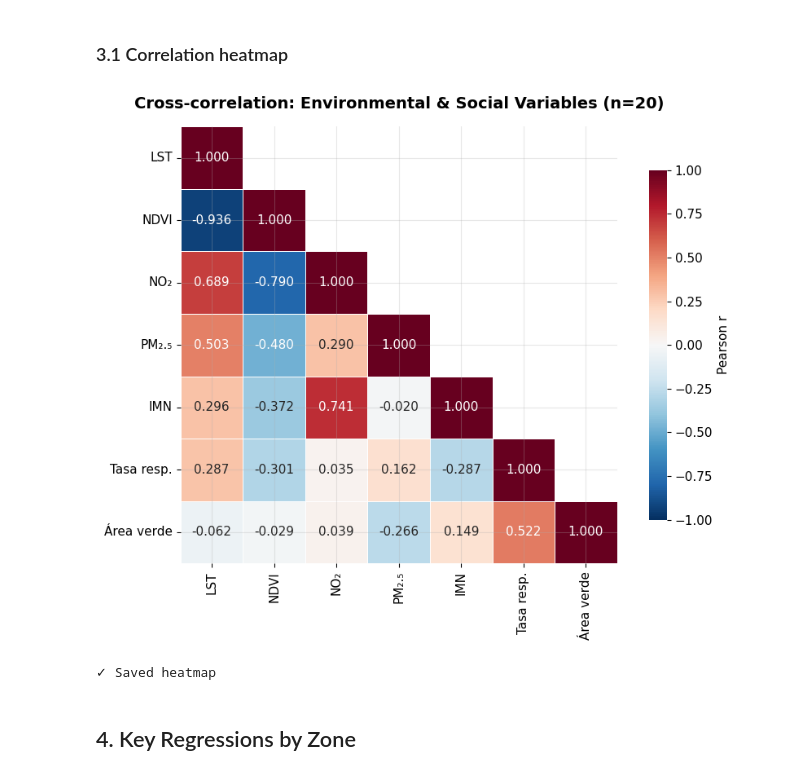
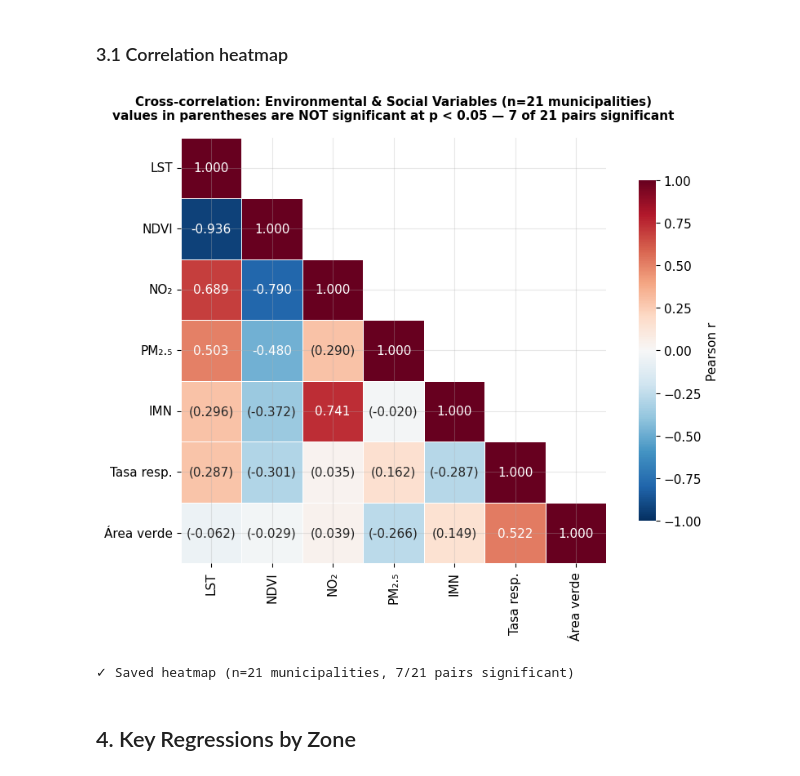
Before and after one commit to nellsdev/desigualdad_verde_cdmx, a Jupyter notebook: notebooks/07_analisis_estadistico.ipynb, the cells around one changed output. Saved outputs shown, nothing was run; the diff lists cells and outputs as text; code cells hidden in the pictures.

```diff
--- a/notebooks/07_analisis_estadistico.ipynb
+++ b/notebooks/07_analisis_estadistico.ipynb
@@ -296,25 +296,46 @@ lst_mean                         0.287               -0.062
 # %%
 import seaborn as sns
 
 fig, ax = plt.subplots(figsize=(9, 7))
 mask = np.triu(np.ones_like(corr_matrix, dtype=bool), k=1)
 
+# `pvals` was computed in the previous cell, from the actual observations with
+# stats.pearsonr. Reuse it: n_obs here is the number of MUNICIPALITIES, not the
+# number of variables in corr_matrix.
+n_obs = len(merged)
+r_lab = corr_matrix.rename(columns=corr_labels, index=corr_labels)
+p_lab = (pvals.rename(columns=corr_labels, index=corr_labels)
+         .reindex(index=r_lab.index, columns=r_lab.columns))
+
+# Correlations that are NOT significant at p < 0.05 are shown in parentheses:
+# with only this many municipalities most pairs cannot be distinguished from zero.
+annot = pd.DataFrame(
+    [[f"{v:.3f}" if p < 0.05 else f"({v:.3f})"
+      for v, p in zip(row_r, row_p)]
+     for row_r, row_p in zip(r_lab.values, p_lab.values)],
+    index=r_lab.index, columns=r_lab.columns,
+)
+
 sns.heatmap(
-    corr_matrix.rename(columns=corr_labels, index=corr_labels),
-    mask=mask, annot=True, fmt='.3f', cmap='RdBu_r',
+    r_lab, mask=mask, annot=annot, fmt='', cmap='RdBu_r',
     vmin=-1, vmax=1, center=0, square=True,
     linewidths=0.5, cbar_kws={'shrink': 0.8, 'label': 'Pearson r'},
     ax=ax,
 )
-ax.set_title('Cross-correlation: Environmental & Social Variables (n=20)',
-             fontsize=14, fontweight='bold', pad=16)
+n_pairs = len(r_lab) * (len(r_lab) - 1) // 2
+n_sig = int(((p_lab.values < 0.05).sum() - len(r_lab)) / 2)
+ax.set_title(
+    f'Cross-correlation: Environmental & Social Variables (n={n_obs} municipalities)\n'
+    f'values in parentheses are NOT significant at p < 0.05 '
+    f'\u2014 {n_sig} of {n_pairs} pairs significant',
+    fontsize=11, fontweight='bold', pad=16)
 plt.tight_layout()
 plt.savefig(OUTPUTS / 'correlation_heatmap.png', dpi=150, bbox_inches='tight')
 plt.show()
-print('✓ Saved heatmap')
+print(f'\u2713 Saved heatmap (n={n_obs} municipalities, {n_sig}/{n_pairs} pairs significant)')
 # %% [output]
-[figure, old version]
+[figure, new version]
-✓ Saved heatmap
+✓ Saved heatmap (n=21 municipalities, 7/21 pairs significant)
 # %% [markdown]
 ## 4. Key Regressions by Zone
 # %%
```
Also changed, not shown: parts of 3 cells of this notebook, 13 other files.
